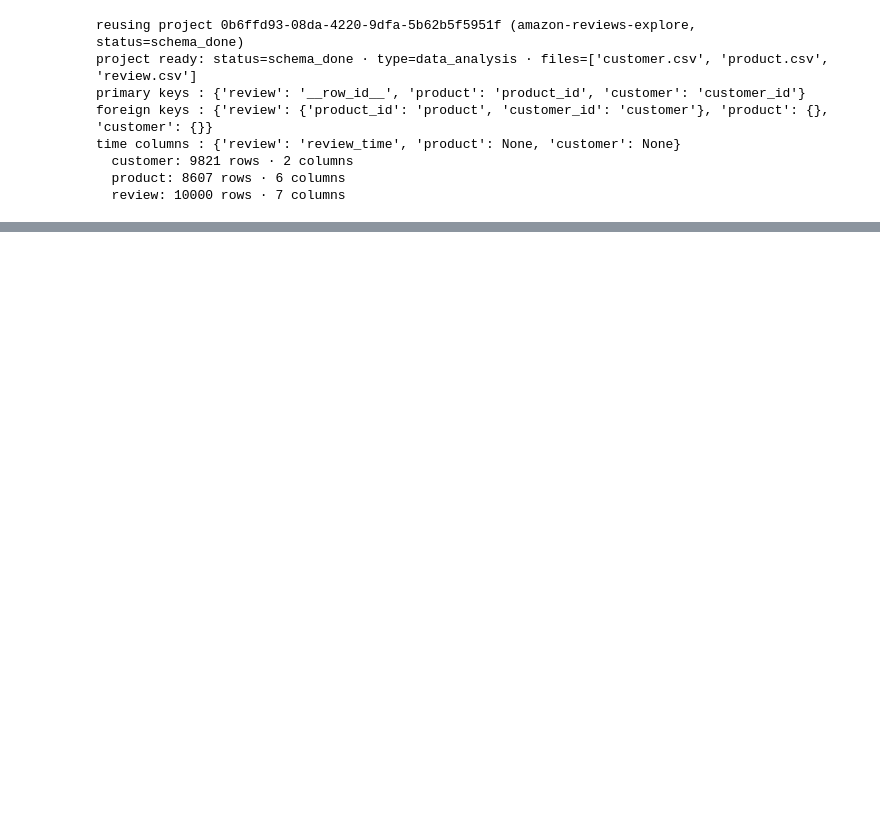
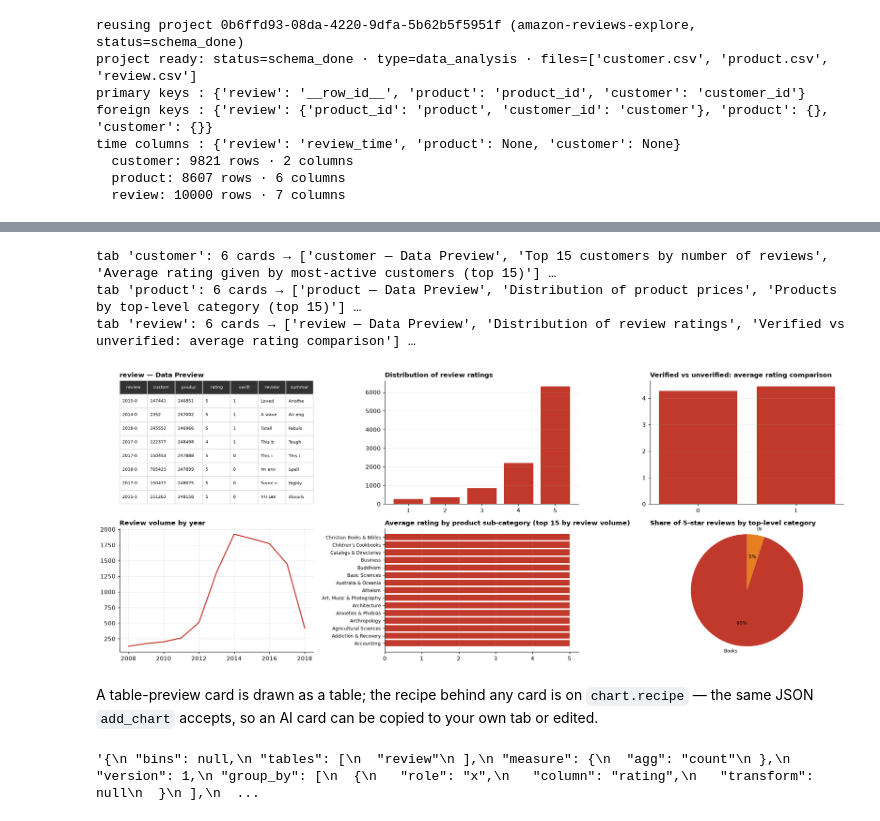
Before and after one commit to langsat-ai/langsat, a Jupyter notebook: examples/amazon_reviews/01_setup_and_explore/01_setup_and_explore.ipynb, the cells around one changed output, grey strips where cells are left out. Saved outputs shown, nothing was run; the diff lists cells and outputs as text; code cells hidden in the pictures; blank space fills up the shorter version.

```diff
--- a/examples/amazon_reviews/01_setup_and_explore/01_setup_and_explore.ipynb
+++ b/examples/amazon_reviews/01_setup_and_explore/01_setup_and_explore.ipynb
@@ -162,0 +193,20 @@ PosixPath('results/metrics.json')
+# %%
+explored = [t for t in p.dashboards.list() if any(w.get("type") == "data_table" for w in t.refresh().widgets)]   # list() is a summary; refresh() loads the widgets
+if not explored:
+    ai = p.dashboards.create("AI cards").generate_cards().refresh()      # becomes the "customer" tab
+    explored = [ai]
+for t in explored:
+    print(f"tab {t.name!r}: {len(t.charts)} cards →", [c.title for c in t.charts][:3], "…")
+fig(viz.draw_tab(explored[-1], cols=3))
+# %% [output]
+tab 'customer': 6 cards → ['customer — Data Preview', 'Top 15 customers by number of reviews', 'Average rating given by most-active customers (top 15)'] …
+tab 'product': 6 cards → ['product — Data Preview', 'Distribution of product prices', 'Products by top-level category (top 15)'] …
+tab 'review': 6 cards → ['review — Data Preview', 'Distribution of review ratings', 'Verified vs unverified: average rating comparison'] …
+[figure, added]
+# %% [markdown]
+A table-preview card is drawn as a table; the recipe behind any card is on `chart.recipe` — the same JSON `add_chart` accepts, so an AI card can be copied to your own tab or edited.
+# %%
+card = next(c for c in explored[-1].charts if c.recipe)
+json.dumps(card.recipe, indent=1)[:600]
+# %% [output]
+'{\n "bins": null,\n "tables": [\n  "review"\n ],\n "measure": {\n  "agg": "count"\n },\n "version": 1,\n "group_by": [\n  {\n   "role": "x",\n   "column": "rating",\n   "transform": null\n  }\n ],\n  ...
```
Also changed, not shown: parts of 42 cells of this notebook, 42 other files.
